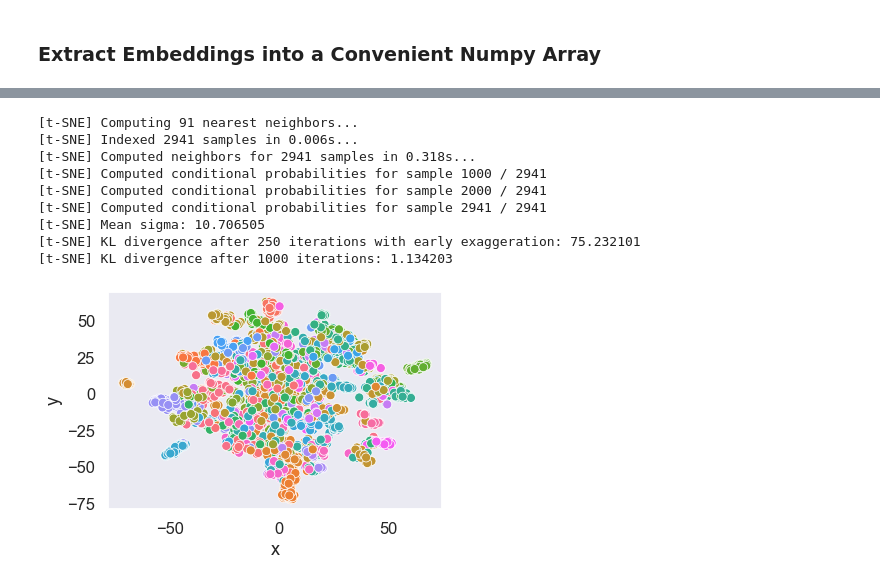
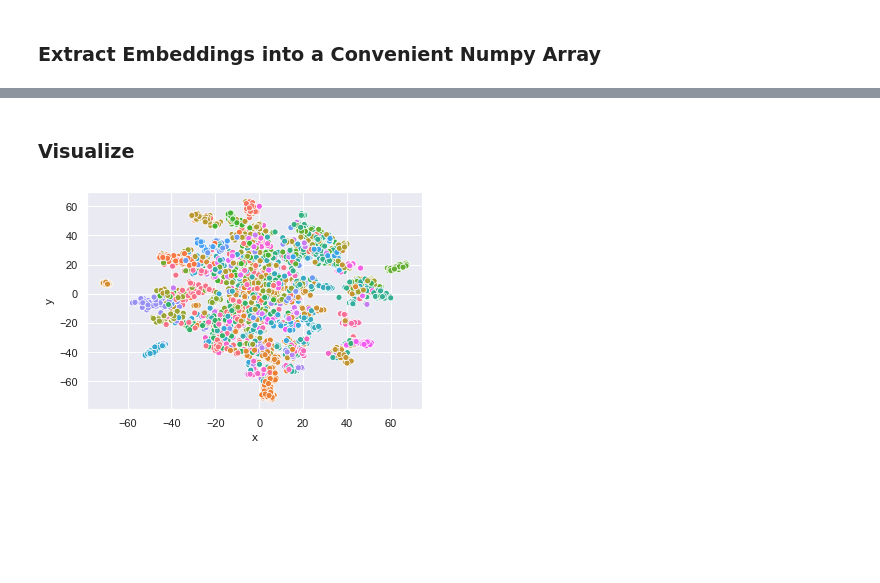
Before and after one commit to rcharan/art-dream, a Jupyter notebook: dataset/t-sne.ipynb, the cells around one changed output, grey strips where cells are left out. Cells and saved outputs as stored; diff of their text form; code cells hidden in the pictures; blank space fills up the shorter version.

Commit message:
prepare t-sne visualization

```diff
--- a/dataset/t-sne.ipynb
+++ b/dataset/t-sne.ipynb
@@ -183,13 +173 @@ tsne = TSNE(random_state = 42, n_jobs = 3, verbose=1)
-# %%
-data_tsned = tsne.fit_transform(data_pcaed)
-# %% [output]
-[t-SNE] Computing 91 nearest neighbors...
-[t-SNE] Indexed 2941 samples in 0.006s...
-[t-SNE] Computed neighbors for 2941 samples in 0.318s...
-[t-SNE] Computed conditional probabilities for sample 1000 / 2941
-[t-SNE] Computed conditional probabilities for sample 2000 / 2941
-[t-SNE] Computed conditional probabilities for sample 2941 / 2941
-[t-SNE] Mean sigma: 10.706505
-[t-SNE] KL divergence after 250 iterations with early exaggeration: 75.232101
-[t-SNE] KL divergence after 1000 iterations: 1.134203
 # %%
@@ -200,4 +187,17 @@ embedding = pd.concat([meta_data, embedding], axis = 'columns')
+# %% [markdown]
+### Visualize
+# %%
+embedding = pd.read_csv('tsne-embedding.csv', index_col = 0)
+# %%
+# The interplay between tensorflows performed format (byte "strings")
+#  and numpy/pandas (regular strings) has led to some weird string values
+#  which need to be corrected
+
+embedding.artist    = embedding.artist.str.slice(2, -1)
+embedding.file_path = embedding.file_path.str.slice(2, -1)
 # %%
-sns.scatterplot(x = 'x', y = 'y', hue = 'artist', data = embedding, legend=False);
+fig, ax = plt.subplots()
+sns.scatterplot(x = 'x', y = 'y', hue = 'artist', data = embedding, legend=False, ax = ax)
+plt.show()
 # %% [output]
-[figure, old version]
+[figure, new version]
```
Also changed, not shown: parts of 17 cells of this notebook, 1 other file.
